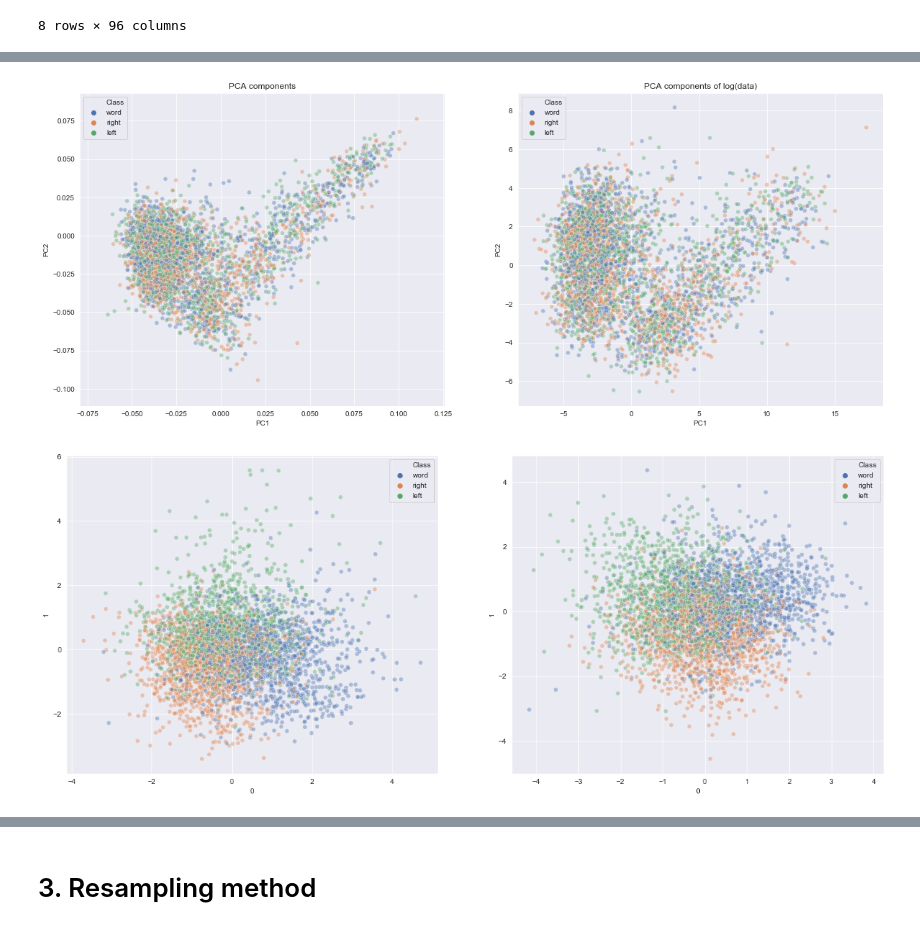
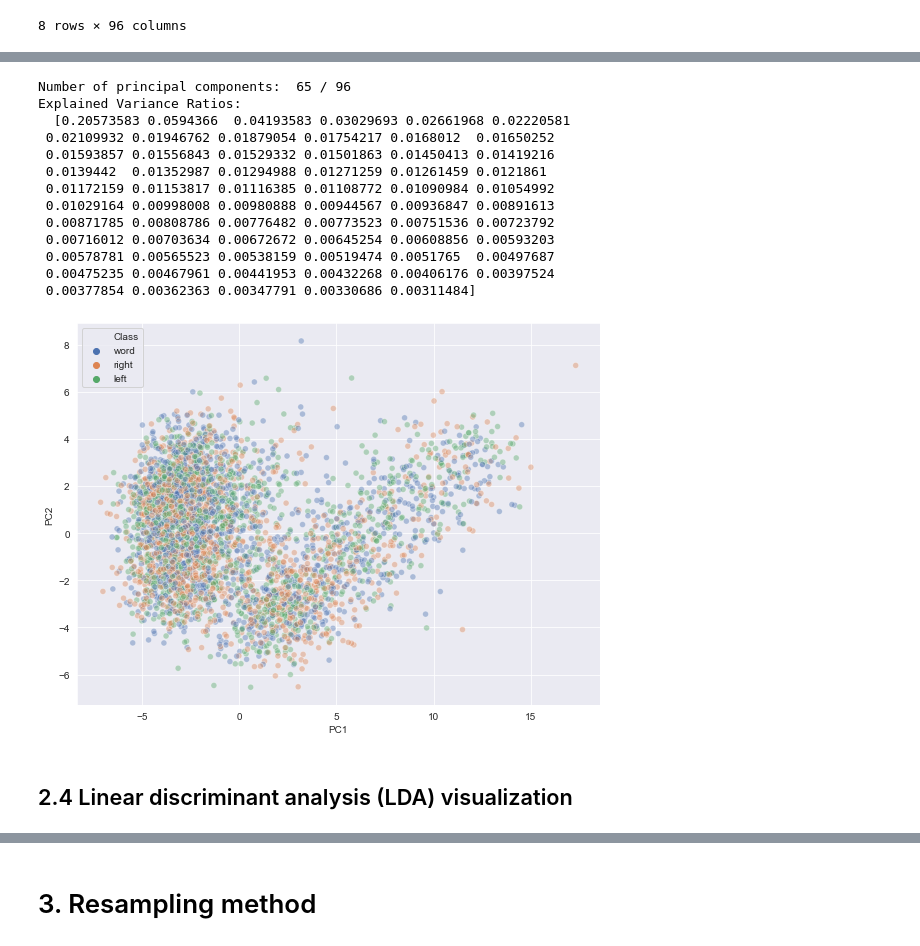
Before and after one commit to josebasierra/clasificacion-imagenes-mentales-APA, a Jupyter notebook: script.ipynb, the cells around one changed output, grey strips where cells are left out. Cells and saved outputs as stored; diff of their text form; code cells hidden in the pictures.

```diff
--- a/script.ipynb
+++ b/script.ipynb
@@ -168,3 +209,27 @@ def PCA_visualization(data):
+# %%
+fig = plt.figure(figsize=(8,6))
+
+PCA_visualization(data_transformed, 0.95)
+
+fig.tight_layout()
+plt.savefig('figures/PCA_data_transformed.png')
+# %% [output]
+Number of principal components:  65 / 96
+Explained Variance Ratios:
+  [0.20573583 0.0594366  0.04193583 0.03029693 0.02661968 0.02220581
+ 0.02109932 0.01946762 0.01879054 0.01754217 0.0168012  0.01650252
+ 0.01593857 0.01556843 0.01529332 0.01501863 0.01450413 0.01419216
+ 0.0139442  0.01352987 0.01294988 0.01271259 0.01261459 0.0121861
+ 0.01172159 0.01153817 0.01116385 0.01108772 0.01090984 0.01054992
+ 0.01029164 0.00998008 0.00980888 0.00944567 0.00936847 0.00891613
+ 0.00871785 0.00808786 0.00776482 0.00773523 0.00751536 0.00723792
+ 0.00716012 0.00703634 0.00672672 0.00645254 0.00608856 0.00593203
+ 0.00578781 0.00565523 0.00538159 0.00519474 0.0051765  0.00497687
+ 0.00475235 0.00467961 0.00441953 0.00432268 0.00406176 0.00397524
+ 0.00377854 0.00362363 0.00347791 0.00330686 0.00311484]
+[figure, added]
+# %% [markdown]
+## 2.4 Linear discriminant analysis (LDA) visualization
 # %%
 from sklearn.discriminant_analysis import LinearDiscriminantAnalysis
 
@@ -181,23 +244,0 @@ def LDA_visualization(data):
-# %%
-fig = plt.figure(figsize=(20,8))
-
-ax = fig.add_subplot(1,2,1)
-ax.title.set_text('PCA components')
-PCA_visualization(data)
-
-
-ax = fig.add_subplot(1,2,2)
-ax.title.set_text('PCA components of log(data)')
-PCA_visualization(data_transformed)
-# %% [output]
-[figure, removed]
-# %%
-fig = plt.figure(figsize=(20,8))
-
-ax = fig.add_subplot(1,2,1)
-LDA_visualization(data)
-
-ax = fig.add_subplot(1,2,2)
-LDA_visualization(data_transformed)
-# %% [output]
-[figure, removed]
```
Also changed, not shown: parts of 12 cells of this notebook, 1 other file.
